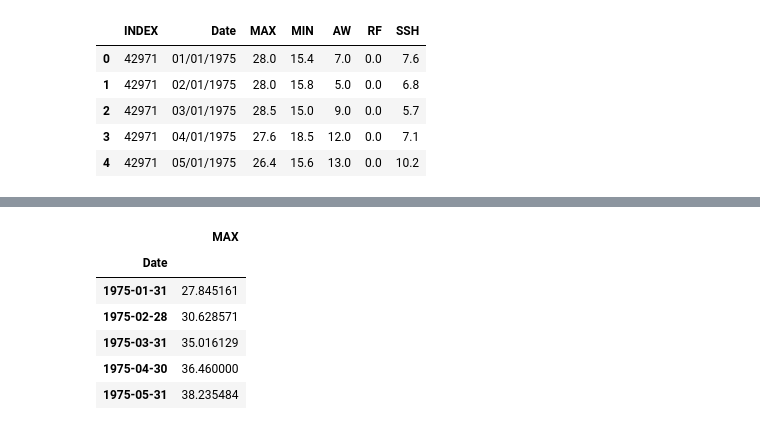
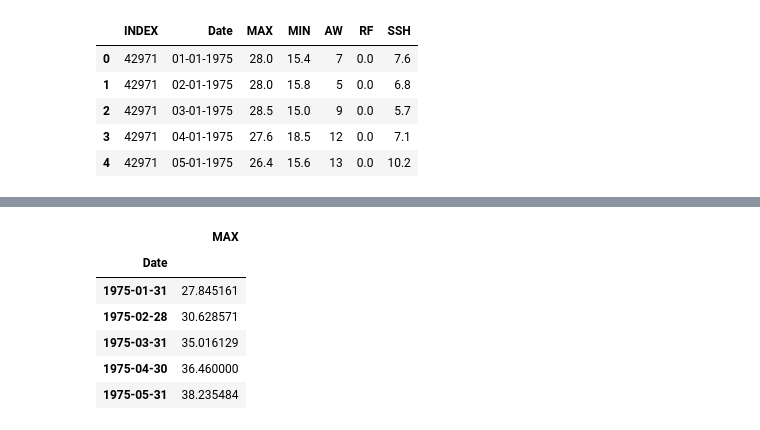
Before and after one commit to DeepMathukiya/Temperature, a Jupyter notebook: LSTM.ipynb, the cells around one changed output, grey strips where cells are left out. Cells and saved outputs as stored; diff of their text form; code cells hidden in the pictures.

```diff
--- a/LSTM.ipynb
+++ b/LSTM.ipynb
@@ -3,12 +3,12 @@ import pandas as pd
 import matplotlib.pyplot as plt
 import numpy as np
 # %%
-data = pd.read_csv('research.csv')
+data = pd.read_csv('researchfinal.csv')
 data.head()
 # %% [output]
 |  | INDEX | Date | MAX | MIN | AW | RF | SSH |
-| 0 | 42971 | 01/01/1975 | 28.0 | 15.4 | 7.0 | 0.0 | 7.6 |
-| 1 | 42971 | 02/01/1975 | 28.0 | 15.8 | 5.0 | 0.0 | 6.8 |
-| 2 | 42971 | 03/01/1975 | 28.5 | 15.0 | 9.0 | 0.0 | 5.7 |
-| 3 | 42971 | 04/01/1975 | 27.6 | 18.5 | 12.0 | 0.0 | 7.1 |
-| 4 | 42971 | 05/01/1975 | 26.4 | 15.6 | 13.0 | 0.0 | 10.2 |
+| 0 | 42971 | 01-01-1975 | 28.0 | 15.4 | 7 | 0.0 | 7.6 |
+| 1 | 42971 | 02-01-1975 | 28.0 | 15.8 | 5 | 0.0 | 6.8 |
+| 2 | 42971 | 03-01-1975 | 28.5 | 15.0 | 9 | 0.0 | 5.7 |
+| 3 | 42971 | 04-01-1975 | 27.6 | 18.5 | 12 | 0.0 | 7.1 |
+| 4 | 42971 | 05-01-1975 | 26.4 | 15.6 | 13 | 0.0 | 10.2 |
```
Also changed, not shown: parts of 16 cells of this notebook, 1 other file.
